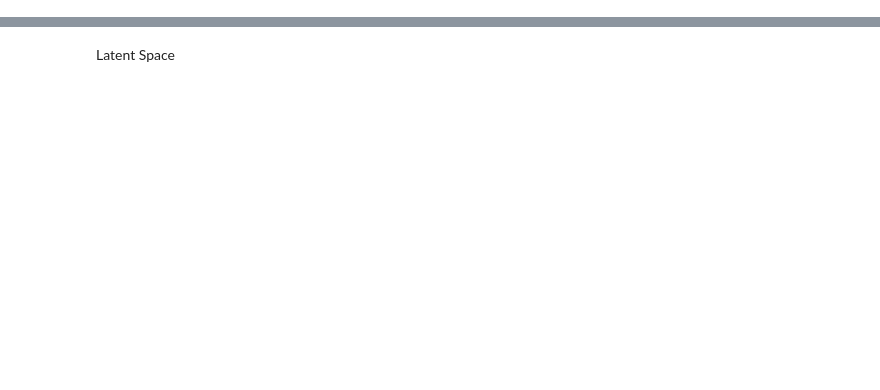
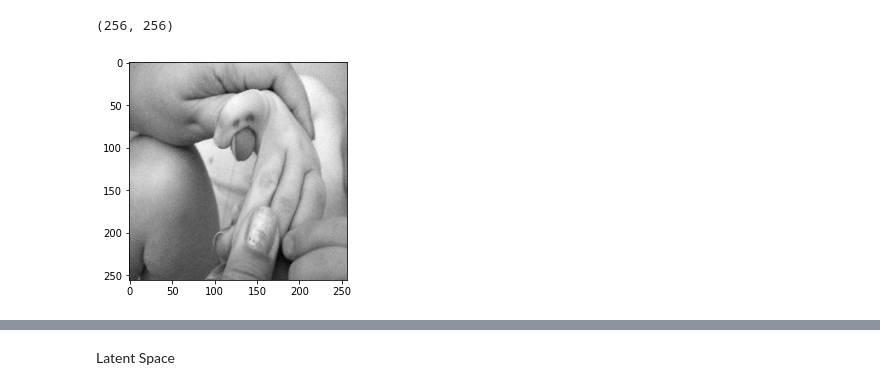
Before and after one commit to saaqib-m/autoencoder, a Jupyter notebook: ae.ipynb, the cells around one changed output, grey strips where cells are left out. Saved outputs shown, nothing was run; the diff lists cells and outputs as text; code cells hidden in the pictures; blank space fills up the shorter version.

```diff
--- a/ae.ipynb
+++ b/ae.ipynb
@@ -52,4 +57,10 @@ for file_path in img_path[0:20]:
     y.append(input)
 x = np.array(x)
 y = np.array(y)
+# %%
+plt.imshow(x[1].reshape(256,256,1), cmap ='gray')
+np.shape(x[1])
+# %% [output]
+(256, 256)
+[figure, added]
 # %%
```
Also changed, not shown: parts of 20 cells of this notebook.
